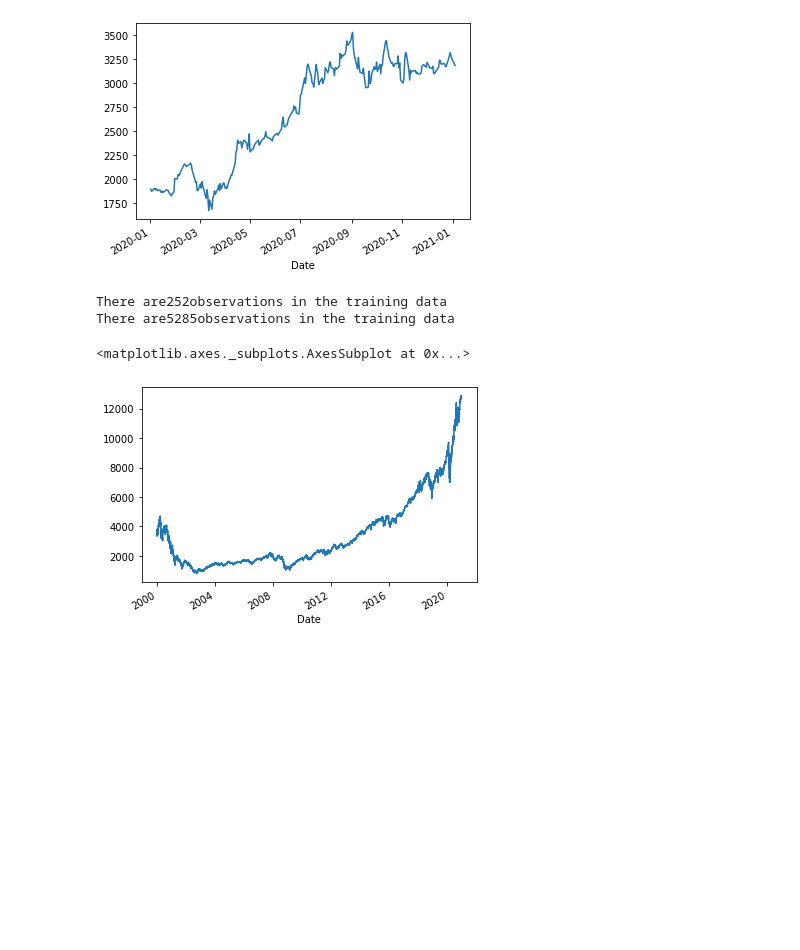
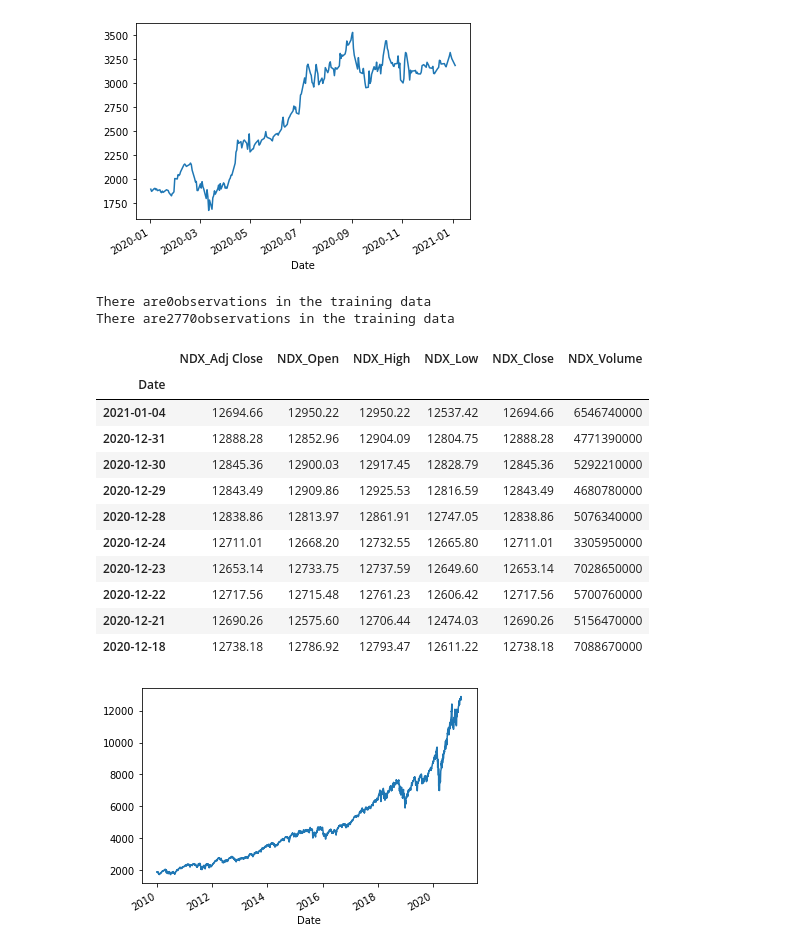
Before and after one commit to blackgreenc/AI, a Jupyter notebook: index_prediction.ipynb, the cells around one changed output. Cells and saved outputs as stored; diff of their text form; code cells hidden in the pictures; blank space fills up the shorter version.

```diff
--- a/index_prediction.ipynb
+++ b/index_prediction.ipynb
@@ -45,19 +27,34 @@ There are254observations in the training data
 # %%
 # 나스닥 100
 NDX  = yf.download('NDX',
-                     start = '2000-01-01',
+                     start = '2010-01-01',
                      end = '2021-1-05',
                      progress = False)
 
-all_data = NDX[['Adj Close', 'Open', 'High', 'Low', "Close","Volume"]].round(2)
-all_data.head(15)
+NDX_data = NDX[['Adj Close', 'Open', 'High', 'Low', "Close","Volume"]].round(2)
+NDX_data.rename(columns={'Adj Close':'NDX_Adj Close', 'Open':'NDX_Open', 'High':'NDX_High', 'Low':'NDX_Low', 'Close':'NDX_Close', 'Volume':'NDX_Volume' }, inplace=True)
 
-print("There are" + str(all_data[:"2000"].shape[0]) + "observations in the training data")
 
-print("There are" + str(all_data[:"2021"].shape[0]) + "observations in the training data")
-all_data['Adj Close'].plot()
+print("There are" + str(NDX_data[:"2000"].shape[0]) + "observations in the training data")
+
+print("There are" + str(NDX_data[:"2021"].shape[0]) + "observations in the training data")
+NDX_data['NDX_Adj Close'].plot()
+
+
+NDX_data.loc[::-1].head(10)
 # %% [output]
-There are252observations in the training data
-There are5285observations in the training data
+There are0observations in the training data
+There are2770observations in the training data
-<matplotlib.axes._subplots.AxesSubplot at 0x...>
+|  | NDX_Adj Close | NDX_Open | NDX_High | NDX_Low | NDX_Close | NDX_Volume |
+| Date |  |  |  |  |  |  |
+| 2021-01-04 | 12694.66 | 12950.22 | 12950.22 | 12537.42 | 12694.66 | 6546740000 |
+| 2020-12-31 | 12888.28 | 12852.96 | 12904.09 | 12804.75 | 12888.28 | 4771390000 |
+| 2020-12-30 | 12845.36 | 12900.03 | 12917.45 | 12828.79 | 12845.36 | 5292210000 |
+| 2020-12-29 | 12843.49 | 12909.86 | 12925.53 | 12816.59 | 12843.49 | 4680780000 |
+| 2020-12-28 | 12838.86 | 12813.97 | 12861.91 | 12747.05 | 12838.86 | 5076340000 |
+| 2020-12-24 | 12711.01 | 12668.20 | 12732.55 | 12665.80 | 12711.01 | 3305950000 |
+| 2020-12-23 | 12653.14 | 12733.75 | 12737.59 | 12649.60 | 12653.14 | 7028650000 |
+| 2020-12-22 | 12717.56 | 12715.48 | 12761.23 | 12606.42 | 12717.56 | 5700760000 |
+| 2020-12-21 | 12690.26 | 12575.60 | 12706.44 | 12474.03 | 12690.26 | 5156470000 |
+| 2020-12-18 | 12738.18 | 12786.92 | 12793.47 | 12611.22 | 12738.18 | 7088670000 |
-[figure, old version]
+[figure, new version]
```
Also changed, not shown: parts of 7 cells of this notebook.
